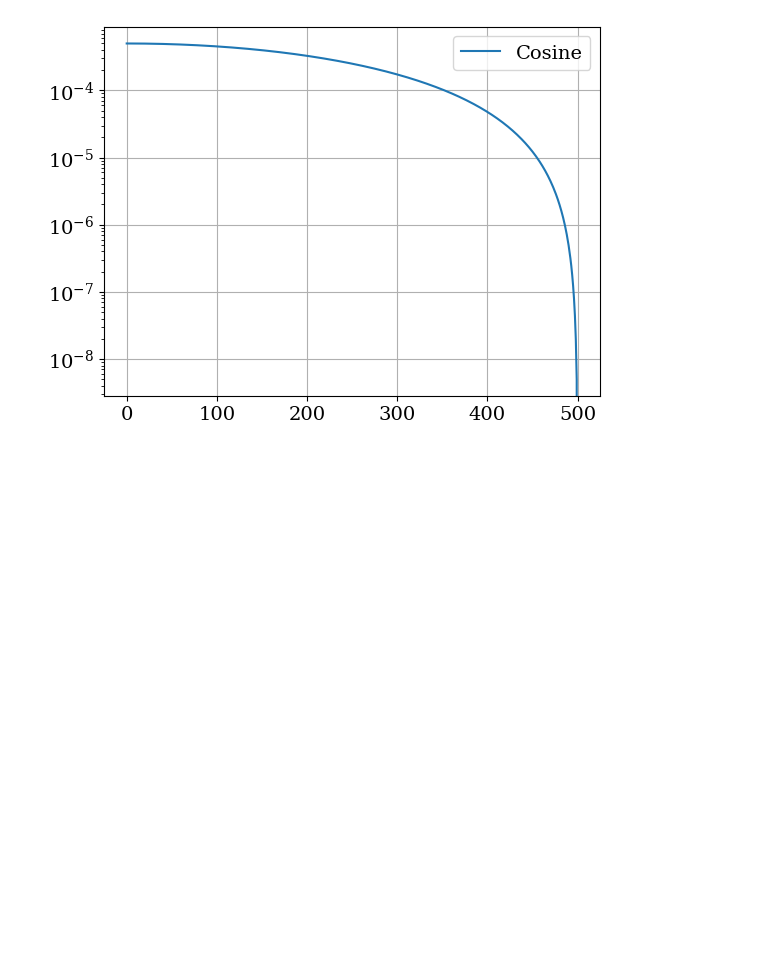
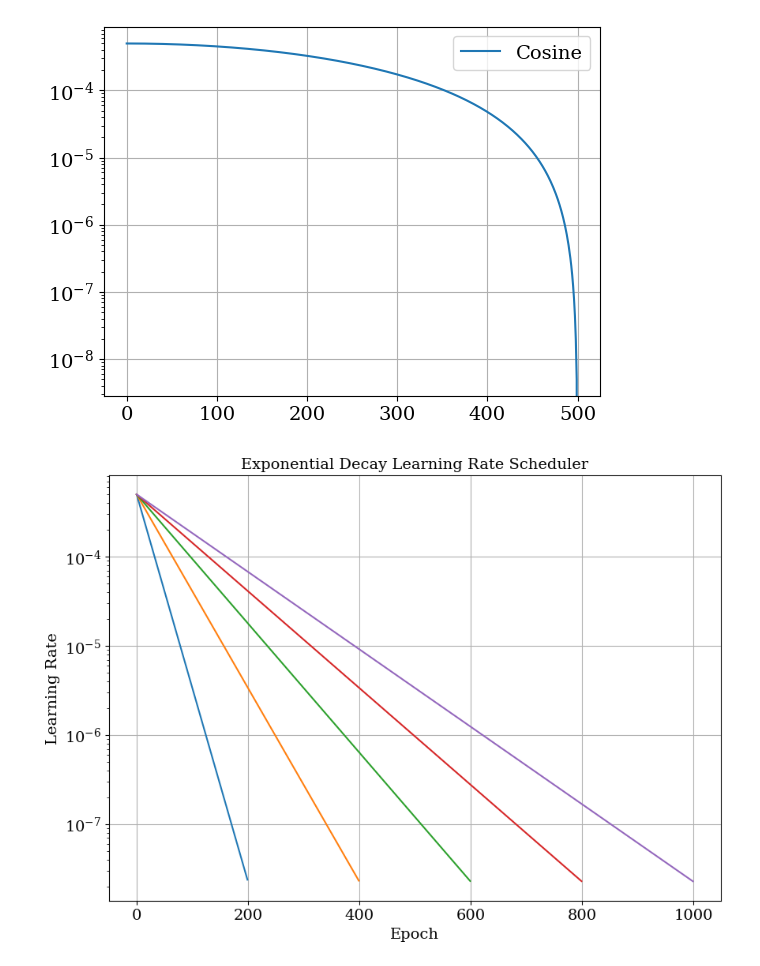
Before and after one commit to MarkusTHolm/DeepLearning_PAINN, a Jupyter notebook: examples/dataplotter.ipynb, the cells around one changed output. Cells and saved outputs as stored; diff of their text form; code cells hidden in the pictures; blank space fills up the shorter version.

```diff
--- a/examples/dataplotter.ipynb
+++ b/examples/dataplotter.ipynb
@@ -183,3 +187,42 @@ plt.legend()
 plt.grid()
 # %% [output]
 [figure]
+# %%
+import torch
+
+# Parameters
+initial_lr = 5.0e-4
+max_epochs = [200, 400, 600, 800, 1000]
+
+
+fig, ax = plt.subplots(figsize=(10, 7))
+
+for tMax in max_epochs:
+    decay_rate = 10/tMax
+
+    # Torch model
+    model = torch.nn.Linear(2, 1)
+    optimizer = torch.optim.SGD(model.parameters(), lr=initial_lr)
+    scheduler = torch.optim.lr_scheduler.ExponentialLR(optimizer, gamma=np.exp(-decay_rate))
+    lrs = []
+
+    # # Generate learning rate schedule
+    # lr = [
+    # initial_lr * np.exp(-decay_rate * epoch)
+    # for epoch in range(tMax)
+    # ]
+
+    for i in range(tMax):
+        optimizer.step()
+        lrs.append(optimizer.param_groups[0]["lr"])
+        scheduler.step()
+
+    # Plot
+    # ax.semilogy(lr)
+    ax.semilogy(lrs, '-')
+    ax.set_title('Exponential Decay Learning Rate Scheduler')
+    ax.set_ylabel('Learning Rate')
+    ax.set_xlabel('Epoch')
+    ax.grid()
+# %% [output]
+[figure, added]
```
Also changed, not shown: parts of 11 cells of this notebook, 4 other files.
